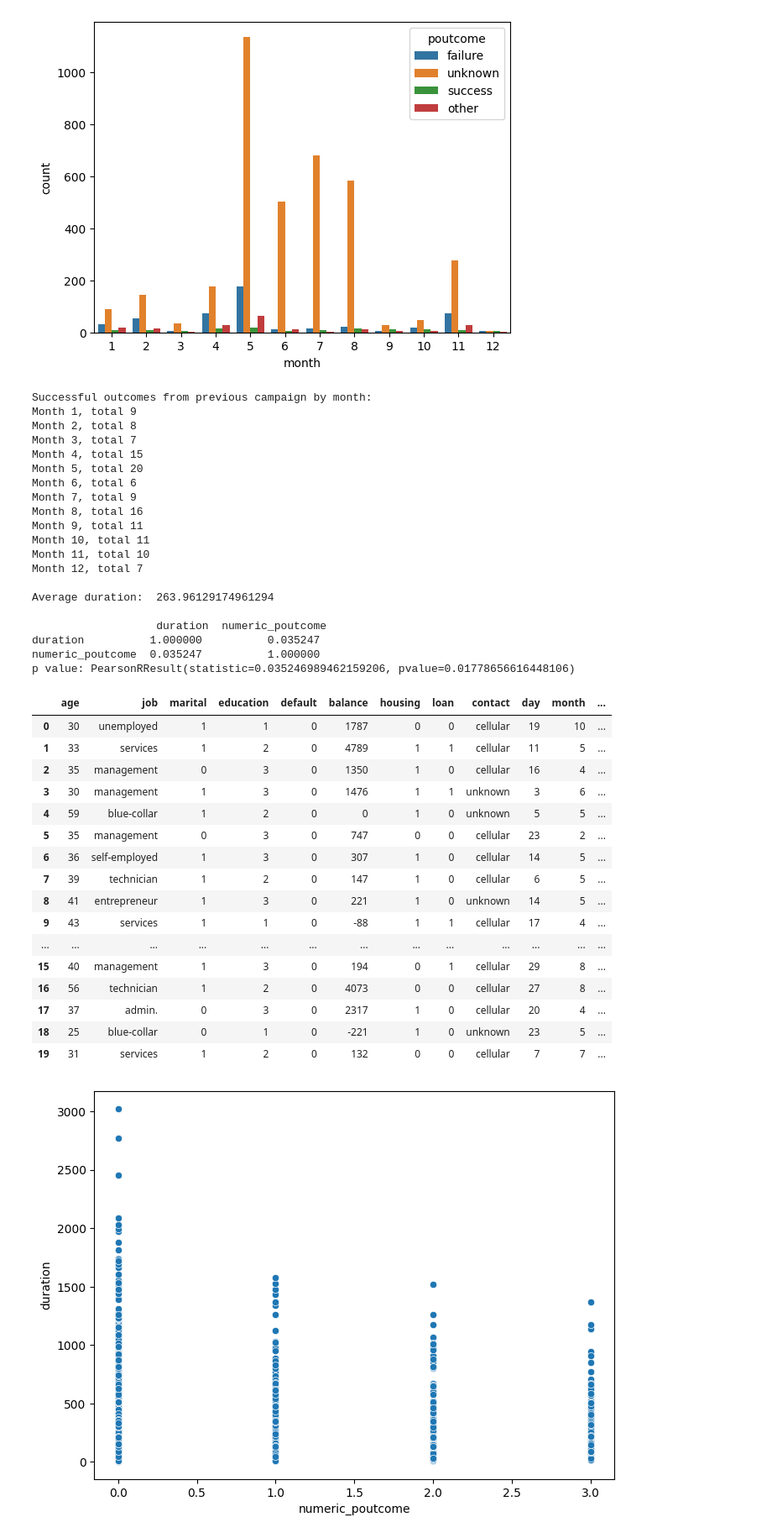
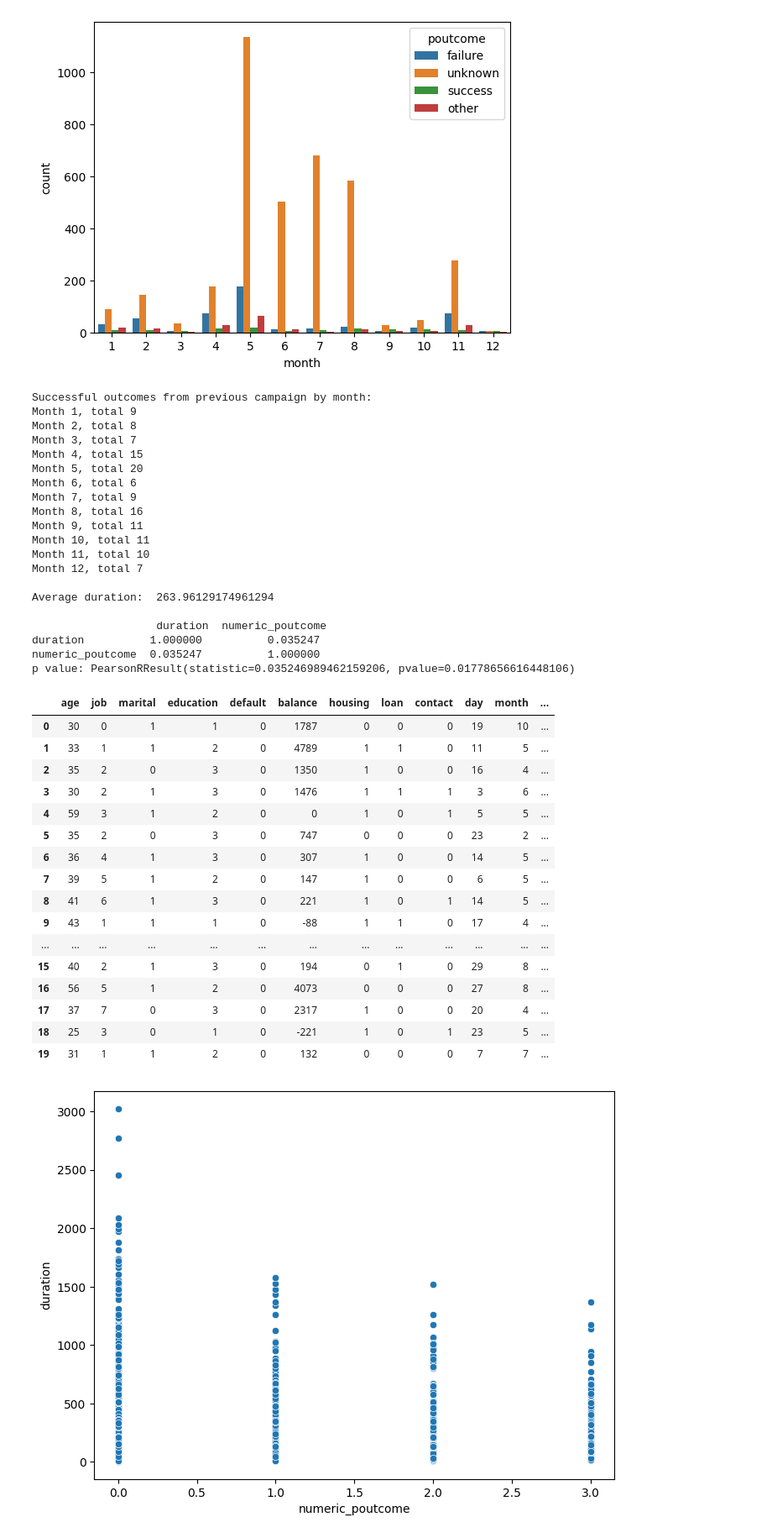
Before and after one commit to Mehtab859/bug-free-octo-fishstick, a Jupyter notebook: bank_notebook.ipynb, the cells around one changed output. Shown: that part at 84% size. Drawn from its saved outputs; the diff is of its cells as text; code cells hidden in the pictures.

```diff
--- a/bank_notebook.ipynb
+++ b/bank_notebook.ipynb
@@ -423,49 +423,53 @@ print("\nAverage duration: ", avg_duration)
 
 df2['numeric_poutcome'] = pd.factorize(df2['poutcome'])[0]
 correlation = df2[['duration', 'numeric_poutcome']].corr()
 print("\n", correlation)
 p_value = pearsonr(df2['duration'], df2['numeric_poutcome'])
 print(f"p value: {p_value}")
 
+df2['job'] = pd.factorize(df2['job'])[0]
+df2['contact'] = pd.factorize(df2['contact'])[0]
+df2 = df2.drop(columns=['poutcome'])
+
 df2.head(20)
 # %% [output]
 Successful outcomes from previous campaign by month:
 Month 1, total 9
 Month 2, total 8
 Month 3, total 7
 Month 4, total 15
 Month 5, total 20
 Month 6, total 6
 Month 7, total 9
 Month 8, total 16
 Month 9, total 11
 Month 10, total 11
 Month 11, total 10
 Month 12, total 7
 
 Average duration:  263.96129174961294
 
                    duration  numeric_poutcome
 duration          1.000000          0.035247
 numeric_poutcome  0.035247          1.000000
 p value: PearsonRResult(statistic=0.035246989462159206, pvalue=0.01778656616448106)
 |  | age | job | marital | education | default | balance | housing | loan | contact | day | month | ... |
-| 0 | 30 | unemployed | 1 | 1 | 0 | 1787 | 0 | 0 | cellular | 19 | 10 | ... |
-| 1 | 33 | services | 1 | 2 | 0 | 4789 | 1 | 1 | cellular | 11 | 5 | ... |
-| 2 | 35 | management | 0 | 3 | 0 | 1350 | 1 | 0 | cellular | 16 | 4 | ... |
-| 3 | 30 | management | 1 | 3 | 0 | 1476 | 1 | 1 | unknown | 3 | 6 | ... |
-| 4 | 59 | blue-collar | 1 | 2 | 0 | 0 | 1 | 0 | unknown | 5 | 5 | ... |
-| 5 | 35 | management | 0 | 3 | 0 | 747 | 0 | 0 | cellular | 23 | 2 | ... |
-| 6 | 36 | self-employed | 1 | 3 | 0 | 307 | 1 | 0 | cellular | 14 | 5 | ... |
-| 7 | 39 | technician | 1 | 2 | 0 | 147 | 1 | 0 | cellular | 6 | 5 | ... |
-| 8 | 41 | entrepreneur | 1 | 3 | 0 | 221 | 1 | 0 | unknown | 14 | 5 | ... |
-| 9 | 43 | services | 1 | 1 | 0 | -88 | 1 | 1 | cellular | 17 | 4 | ... |
+| 0 | 30 | 0 | 1 | 1 | 0 | 1787 | 0 | 0 | 0 | 19 | 10 | ... |
+| 1 | 33 | 1 | 1 | 2 | 0 | 4789 | 1 | 1 | 0 | 11 | 5 | ... |
+| 2 | 35 | 2 | 0 | 3 | 0 | 1350 | 1 | 0 | 0 | 16 | 4 | ... |
+| 3 | 30 | 2 | 1 | 3 | 0 | 1476 | 1 | 1 | 1 | 3 | 6 | ... |
+| 4 | 59 | 3 | 1 | 2 | 0 | 0 | 1 | 0 | 1 | 5 | 5 | ... |
+| 5 | 35 | 2 | 0 | 3 | 0 | 747 | 0 | 0 | 0 | 23 | 2 | ... |
+| 6 | 36 | 4 | 1 | 3 | 0 | 307 | 1 | 0 | 0 | 14 | 5 | ... |
+| 7 | 39 | 5 | 1 | 2 | 0 | 147 | 1 | 0 | 0 | 6 | 5 | ... |
+| 8 | 41 | 6 | 1 | 3 | 0 | 221 | 1 | 0 | 1 | 14 | 5 | ... |
+| 9 | 43 | 1 | 1 | 1 | 0 | -88 | 1 | 1 | 0 | 17 | 4 | ... |
 | ... | ... | ... | ... | ... | ... | ... | ... | ... | ... | ... | ... | ... |
-| 15 | 40 | management | 1 | 3 | 0 | 194 | 0 | 1 | cellular | 29 | 8 | ... |
-| 16 | 56 | technician | 1 | 2 | 0 | 4073 | 0 | 0 | cellular | 27 | 8 | ... |
-| 17 | 37 | admin. | 0 | 3 | 0 | 2317 | 1 | 0 | cellular | 20 | 4 | ... |
-| 18 | 25 | blue-collar | 0 | 1 | 0 | -221 | 1 | 0 | unknown | 23 | 5 | ... |
-| 19 | 31 | services | 1 | 2 | 0 | 132 | 0 | 0 | cellular | 7 | 7 | ... |
+| 15 | 40 | 2 | 1 | 3 | 0 | 194 | 0 | 1 | 0 | 29 | 8 | ... |
+| 16 | 56 | 5 | 1 | 2 | 0 | 4073 | 0 | 0 | 0 | 27 | 8 | ... |
+| 17 | 37 | 7 | 0 | 3 | 0 | 2317 | 1 | 0 | 0 | 20 | 4 | ... |
+| 18 | 25 | 3 | 0 | 1 | 0 | -221 | 1 | 0 | 1 | 23 | 5 | ... |
+| 19 | 31 | 1 | 1 | 2 | 0 | 132 | 0 | 0 | 0 | 7 | 7 | ... |
 # %%
 #Visualise duration vs outcome
 plt.figure(figsize=(8,6))
```
Also changed, not shown: parts of 13 cells of this notebook.
